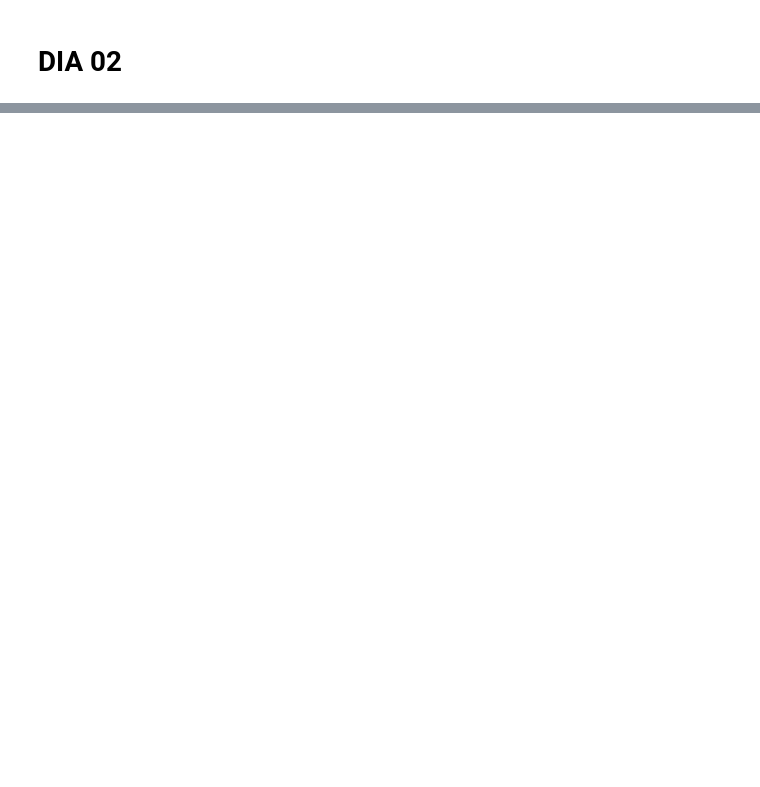
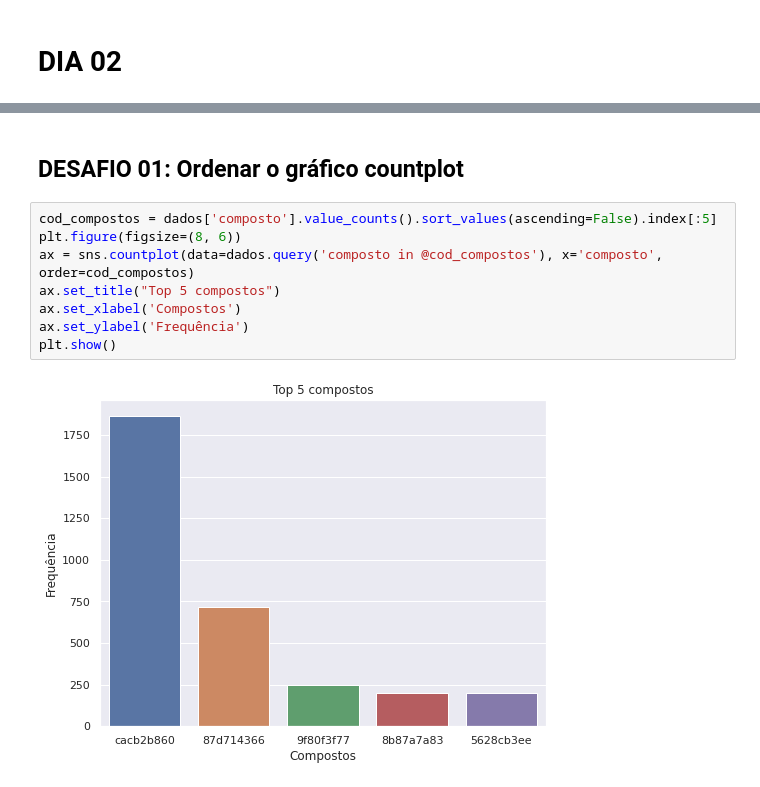
Before and after one commit to RaphaelHZ/Imersao_Alura, a Jupyter notebook: ImersaoAlura.ipynb, the cells around one changed output, grey strips where cells are left out. Drawn from its saved outputs; the diff is of its cells as text; blank space fills up the shorter version.

```diff
--- a/ImersaoAlura.ipynb
+++ b/ImersaoAlura.ipynb
@@ -151,0 +243,12 @@ NameError: ignored
+# %% [markdown]
+## DESAFIO 01: Ordenar o gráfico countplot
+# %%
+cod_compostos = dados['composto'].value_counts().sort_values(ascending=False).index[:5]
+plt.figure(figsize=(8, 6))
+ax = sns.countplot(data=dados.query('composto in @cod_compostos'), x='composto', order=cod_compostos)
+ax.set_title("Top 5 compostos")
+ax.set_xlabel('Compostos')
+ax.set_ylabel('Frequência')
+plt.show()
+# %% [output]
+[figure, added]
```
Also changed, not shown: parts of 16 cells of this notebook.
